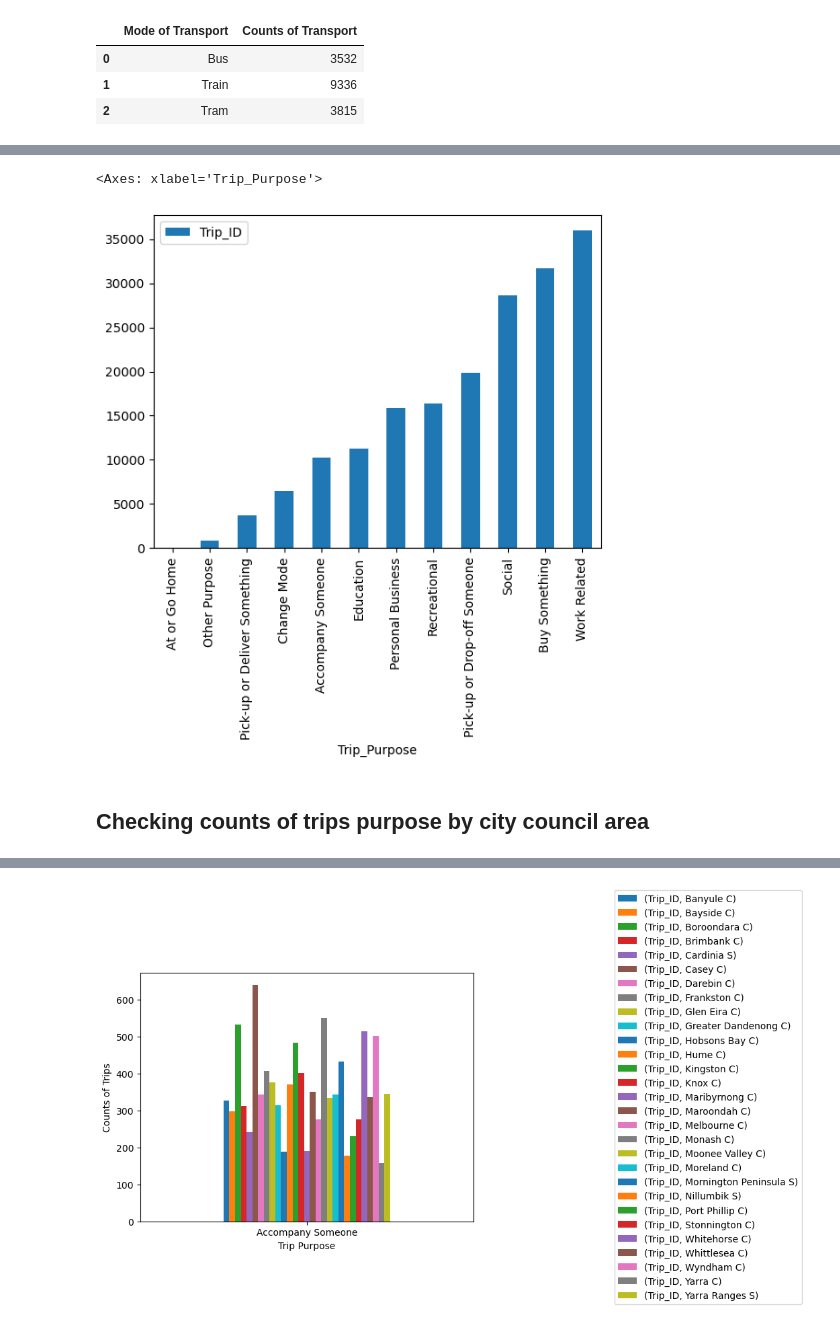
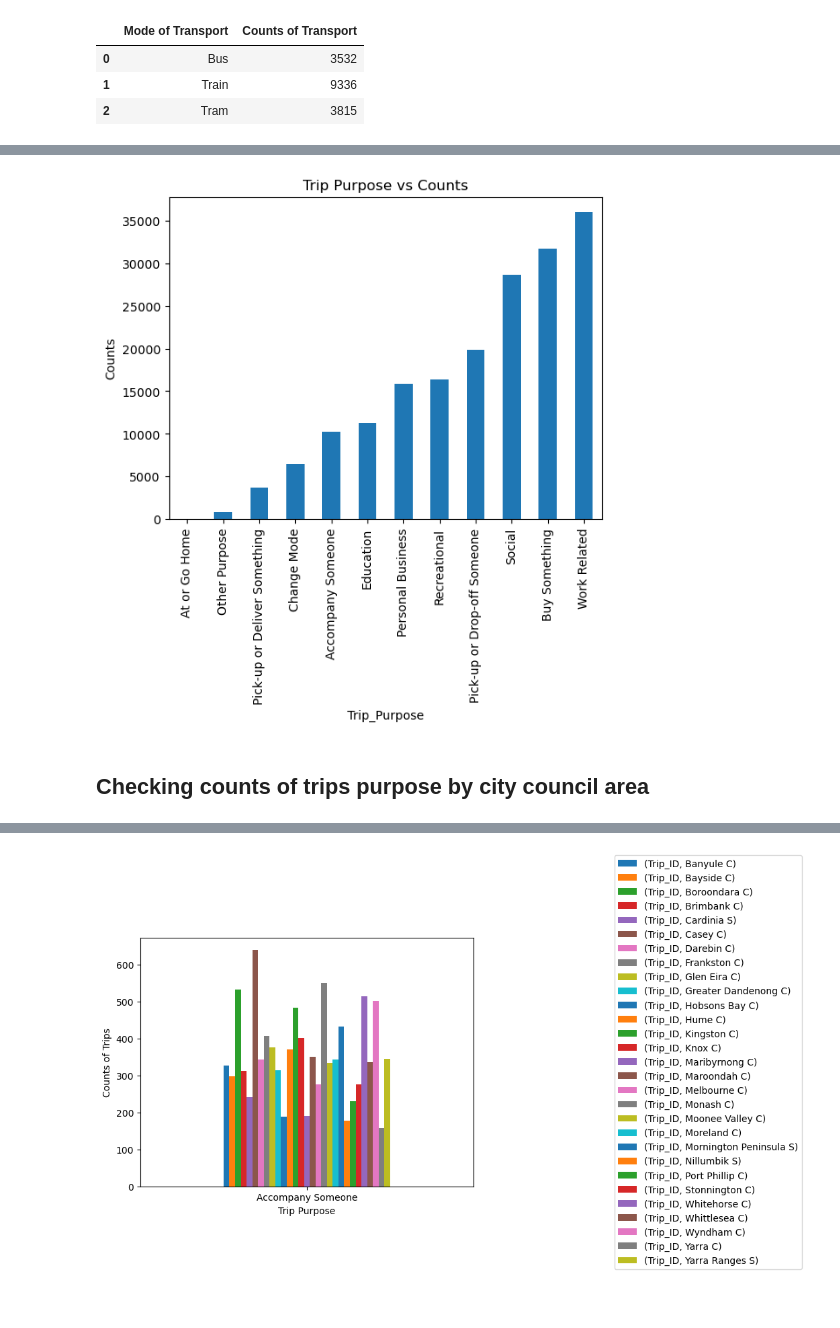
Before and after one commit to Abhidnya05/Project1Group1, a Jupyter notebook: VISTA Analyis.ipynb, the cells around one changed output, grey strips where cells are left out. Drawn from its saved outputs; the diff is of its cells as text; code cells hidden in the pictures.

```diff
--- a/VISTA Analyis.ipynb
+++ b/VISTA Analyis.ipynb
@@ -333,11 +311,14 @@ test[['Starting_LGA','Travel_Time']]
 # %%
 #Create bar graph on trip purpose
-Vista.groupby(by='Trip_Purpose').count().reset_index()[['Trip_Purpose','Trip_ID']].sort_values('Trip_ID').plot(kind='bar',x='Trip_Purpose')
+Vista.groupby(by='Trip_Purpose').count().reset_index()[['Trip_Purpose','Trip_ID']].sort_values('Trip_ID').plot(kind='bar',x='Trip_Purpose',legend=False)
+plt.ylabel('Counts')
+plt.title('Trip Purpose vs Counts')
+plt.savefig(f"Images/Vista/Vista_Trip_Purpose_Bargraph.png")
+plt.show()
 # %% [output]
-<Axes: xlabel='Trip_Purpose'>
-[figure, old version]
+[figure, new version]
-# %% [markdown]
-## Checking counts of trips purpose by city council area
+# %% [markdown]
+## Checking counts of trips purpose by city council area
 # %%
 test = Vista.groupby(by=['Starting_LGA','Trip_Purpose']).count().reset_index()[['Starting_LGA','Trip_Purpose','Trip_ID']]
 # %%
```
Also changed, not shown: parts of 3 cells of this notebook, 2 other files.
